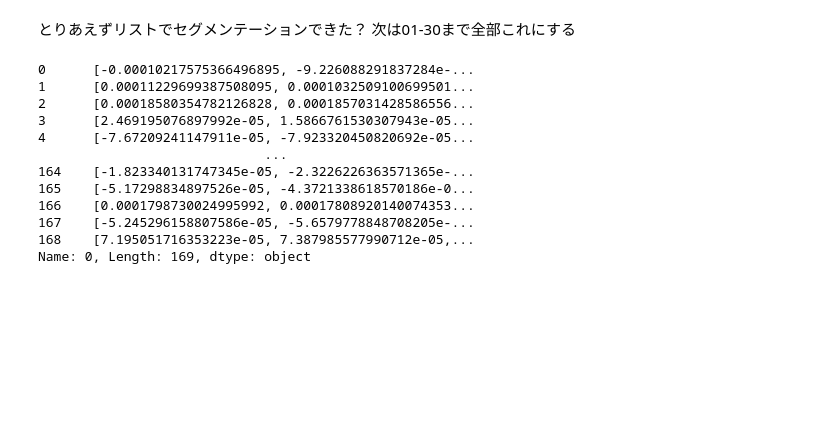
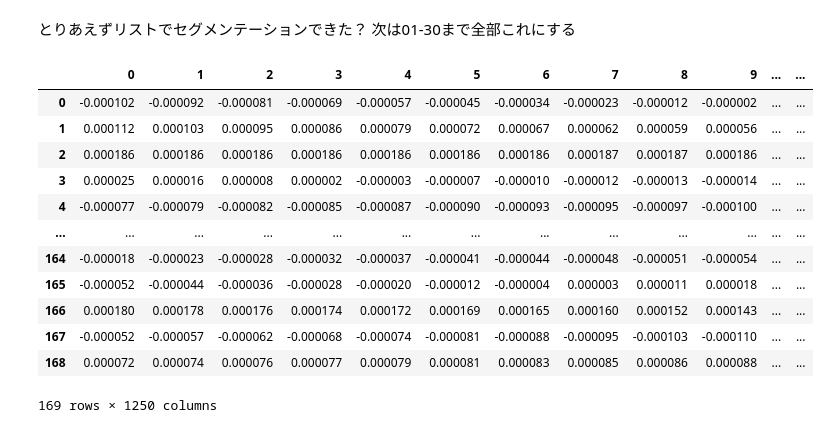
Before and after one commit to gondow86/lstm_cnn_ensemble, a Jupyter notebook: LSTM.ipynb, the cells around one changed output. Saved outputs shown, nothing was run; the diff lists cells and outputs as text; code cells hidden in the pictures; blank space fills up the shorter version.

```diff
--- a/LSTM.ipynb
+++ b/LSTM.ipynb
@@ -102,11 +64,11 @@ len(wave_dem) // 900
 remaining = len(wave_dem)
 wave_segments = []
 n = 0
-n_stop = 1249
+n_stop = 1250
 
 while n_stop < len(wave_dem):
     n_start = 0 + (1249 - (350 - 1)) * n
-    n_stop = n_start + 1249
+    n_stop = n_start + 1250
     tmp = []
     wave_segments.append(wave_dem[n_start:n_stop])
     # print(n)
@@ -120,16 +82,18 @@ len(wave_segments)
 次は01-30まで全部これにする
 # %%
 df = pd.DataFrame(wave_segments)
+df
 # %% [output]
+|  | 0 | 1 | 2 | 3 | 4 | 5 | 6 | 7 | 8 | 9 | ... | ... |
+| 0 | -0.000102 | -0.000092 | -0.000081 | -0.000069 | -0.000057 | -0.000045 | -0.000034 | -0.000023 | -0.000012 | -0.000002 | ... | ... |
+| 1 | 0.000112 | 0.000103 | 0.000095 | 0.000086 | 0.000079 | 0.000072 | 0.000067 | 0.000062 | 0.000059 | 0.000056 | ... | ... |
+| 2 | 0.000186 | 0.000186 | 0.000186 | 0.000186 | 0.000186 | 0.000186 | 0.000186 | 0.000187 | 0.000187 | 0.000186 | ... | ... |
+| 3 | 0.000025 | 0.000016 | 0.000008 | 0.000002 | -0.000003 | -0.000007 | -0.000010 | -0.000012 | -0.000013 | -0.000014 | ... | ... |
+| 4 | -0.000077 | -0.000079 | -0.000082 | -0.000085 | -0.000087 | -0.000090 | -0.000093 | -0.000095 | -0.000097 | -0.000100 | ... | ... |
+| ... | ... | ... | ... | ... | ... | ... | ... | ... | ... | ... | ... | ... |
+| 164 | -0.000018 | -0.000023 | -0.000028 | -0.000032 | -0.000037 | -0.000041 | -0.000044 | -0.000048 | -0.000051 | -0.000054 | ... | ... |
+| 165 | -0.000052 | -0.000044 | -0.000036 | -0.000028 | -0.000020 | -0.000012 | -0.000004 | 0.000003 | 0.000011 | 0.000018 | ... | ... |
+| 166 | 0.000180 | 0.000178 | 0.000176 | 0.000174 | 0.000172 | 0.000169 | 0.000165 | 0.000160 | 0.000152 | 0.000143 | ... | ... |
+| 167 | -0.000052 | -0.000057 | -0.000062 | -0.000068 | -0.000074 | -0.000081 | -0.000088 | -0.000095 | -0.000103 | -0.000110 | ... | ... |
+| 168 | 0.000072 | 0.000074 | 0.000076 | 0.000077 | 0.000079 | 0.000081 | 0.000083 | 0.000085 | 0.000086 | 0.000088 | ... | ... |
-0      [-0.00010217575366496895, -9.226088291837284e-...
-1      [0.00011229699387508095, 0.0001032509100699501...
-2      [0.00018580354782126828, 0.0001857031428586556...
-3      [2.469195076897992e-05, 1.5866761530307943e-05...
-4      [-7.67209241147911e-05, -7.923320450820692e-05...
-                             ...
-164    [-1.823340131747345e-05, -2.3226226363571365e-...
-165    [-5.17298834897526e-05, -4.3721338618570186e-0...
-166    [0.0001798730024995992, 0.00017808920140074353...
-167    [-5.245296158807586e-05, -5.6579778848708205e-...
-168    [7.195051716353223e-05, 7.387985577990712e-05,...
-Name: 0, Length: 169, dtype: object
+169 rows × 1250 columns
```
Also changed, not shown: parts of 27 cells of this notebook, 2 other files.
